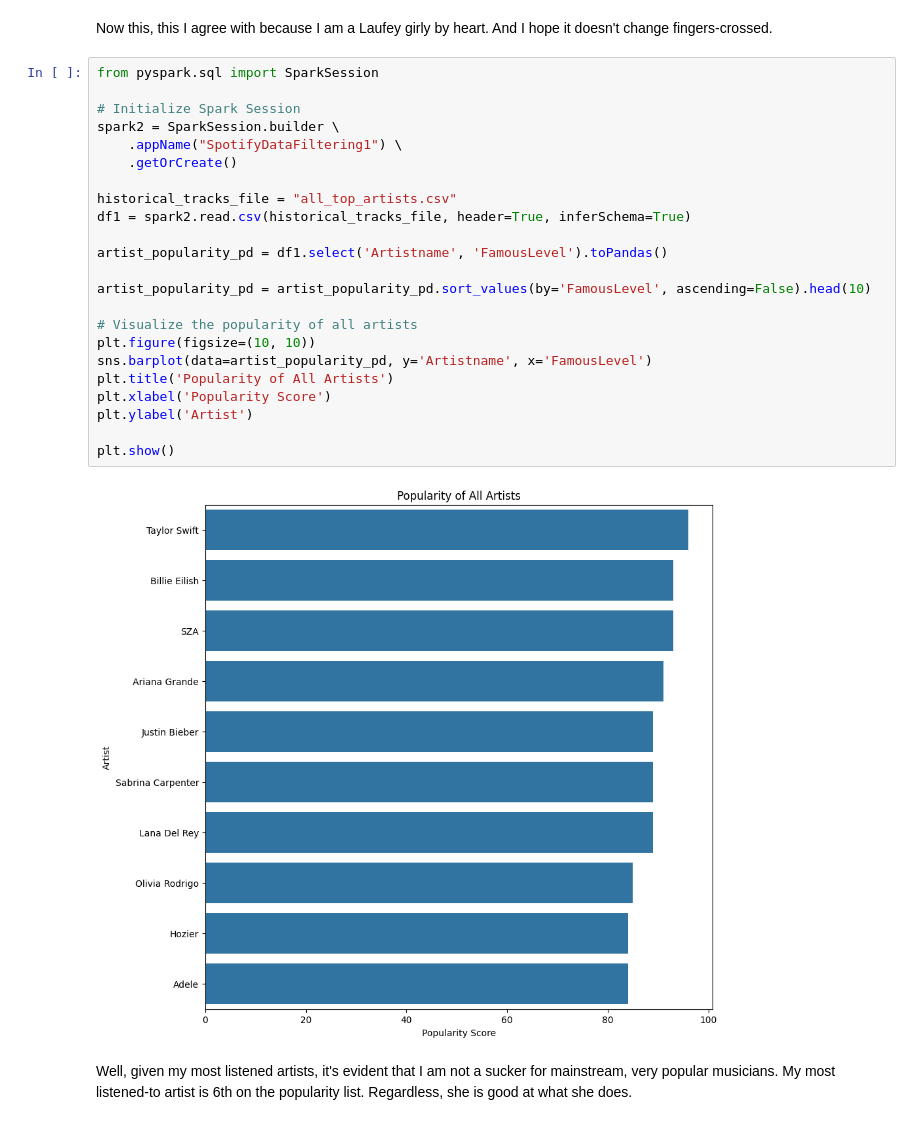
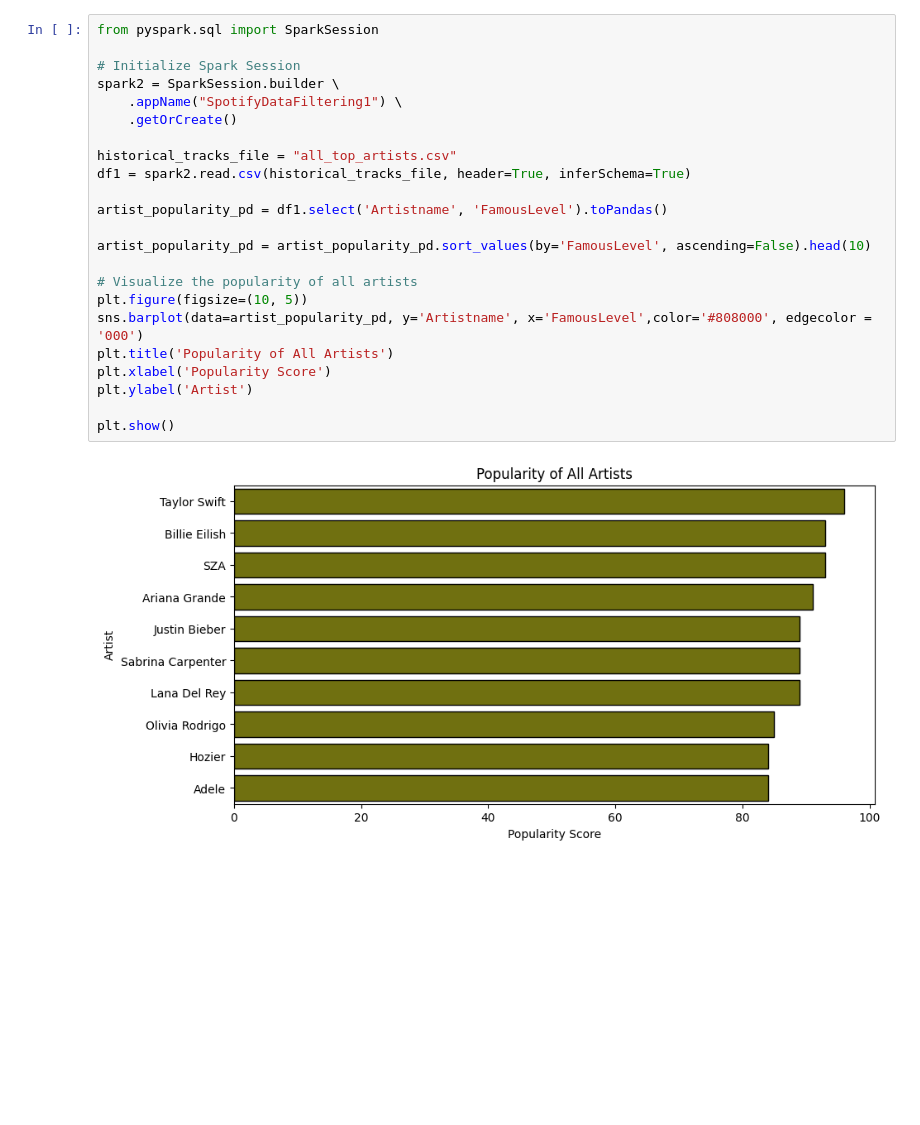
Before and after one commit to ifeomavera/ETL-pipeline-with-Postgres-and-Apache-Spark, a Jupyter notebook: file.ipynb, the cells around one changed output. Cells and saved outputs as stored; diff of their text form; blank space fills up the shorter version.

```diff
--- a/file.ipynb
+++ b/file.ipynb
@@ -87,32 +87,28 @@ plt.show()
-# %% [markdown]
-Now this, this I agree with because I am a Laufey girly by heart. And I hope it doesn't change fingers-crossed.
 # %%
 from pyspark.sql import SparkSession
 
 # Initialize Spark Session
 spark2 = SparkSession.builder \
     .appName("SpotifyDataFiltering1") \
     .getOrCreate()
 
 historical_tracks_file = "all_top_artists.csv"
 df1 = spark2.read.csv(historical_tracks_file, header=True, inferSchema=True)
 
 artist_popularity_pd = df1.select('Artistname', 'FamousLevel').toPandas()
 
 artist_popularity_pd = artist_popularity_pd.sort_values(by='FamousLevel', ascending=False).head(10)
 
 # Visualize the popularity of all artists
-plt.figure(figsize=(10, 10))
-sns.barplot(data=artist_popularity_pd, y='Artistname', x='FamousLevel')
+plt.figure(figsize=(10, 5))
+sns.barplot(data=artist_popularity_pd, y='Artistname', x='FamousLevel',color='#808000', edgecolor = '000')
 plt.title('Popularity of All Artists')
 plt.xlabel('Popularity Score')
 plt.ylabel('Artist')
 
 plt.show()
 # %% [output]
-[figure, old version]
+[figure, new version]
-# %% [markdown]
-Well, given my most listened artists, it's evident that I am not a sucker for mainstream, very popular musicians. My most listened-to artist is 6th on the popularity list. Regardless, she is good at what she does.
 # %%
 from pyspark.sql import SparkSession
 
```
Also changed, not shown: parts of 10 cells of this notebook, 4 other files.
